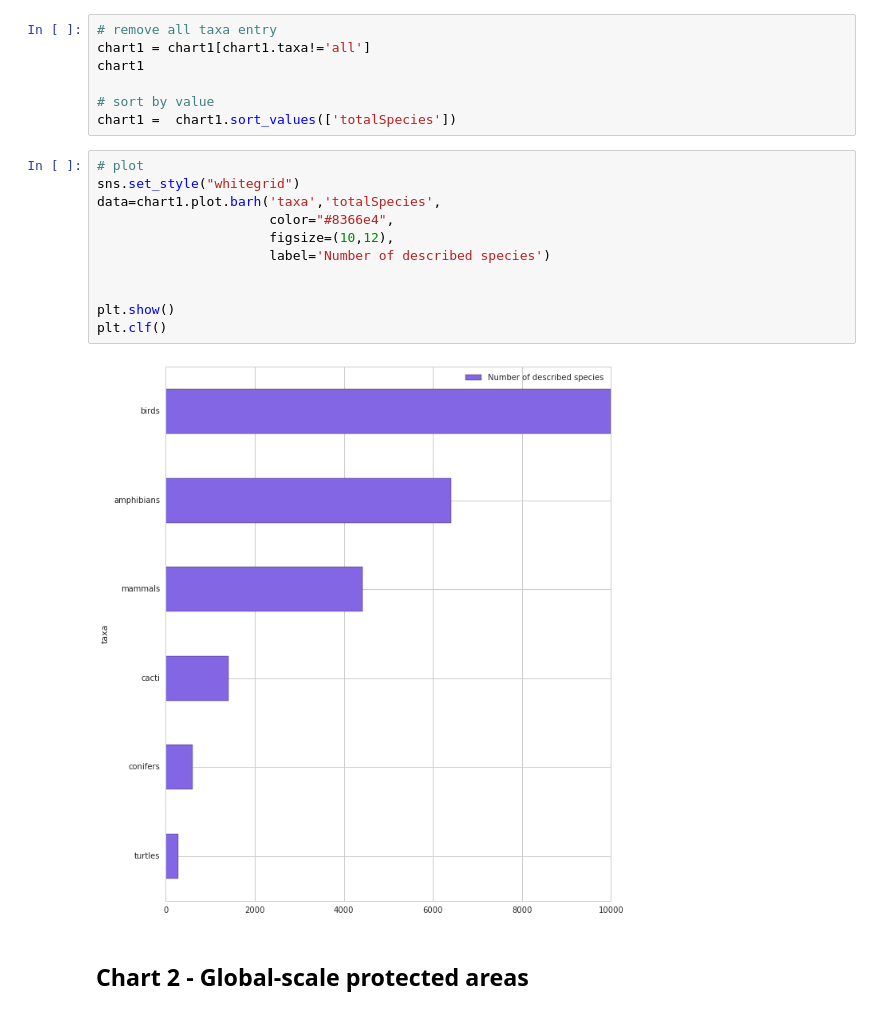
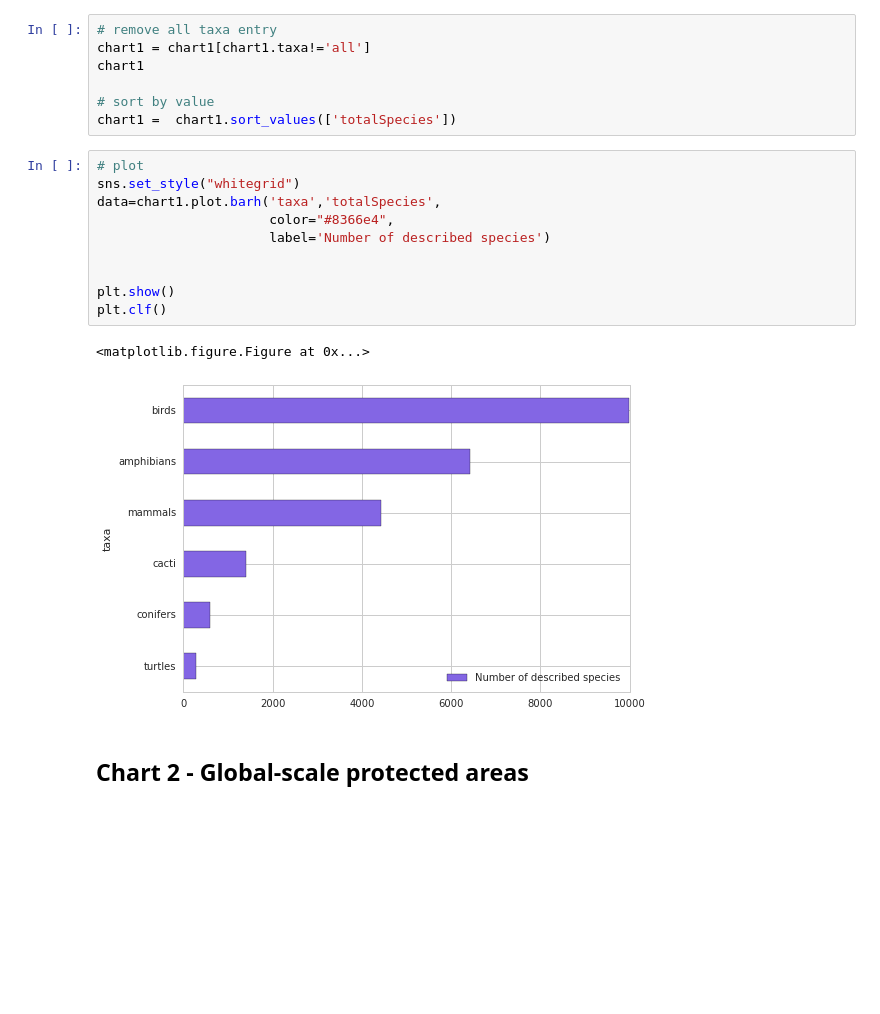
Before and after one commit to Vizzuality/half-earth-data, a Jupyter notebook: notebooks/Half-Earth JSON resources.ipynb, the cells around one changed output. Drawn from its saved outputs; the diff is of its cells as text; blank space fills up the shorter version.

```diff
--- a/notebooks/Half-Earth JSON resources.ipynb
+++ b/notebooks/Half-Earth JSON resources.ipynb
@@ -108,16 +108,16 @@ chart1 =  chart1.sort_values(['totalSpecies'])
 # %%
 # plot
 sns.set_style("whitegrid")
 data=chart1.plot.barh('taxa','totalSpecies',
                       color="#8366e4",
-                      figsize=(10,12),
                       label='Number of described species')
 
 
 plt.show()
 plt.clf()
 # %% [output]
+<matplotlib.figure.Figure at 0x...>
-[figure, old version]
+[figure, new version]
 # %% [markdown]
 ## Chart 2 -  Global-scale protected areas
 # %%
```
Also changed, not shown: parts of 2 cells of this notebook.
